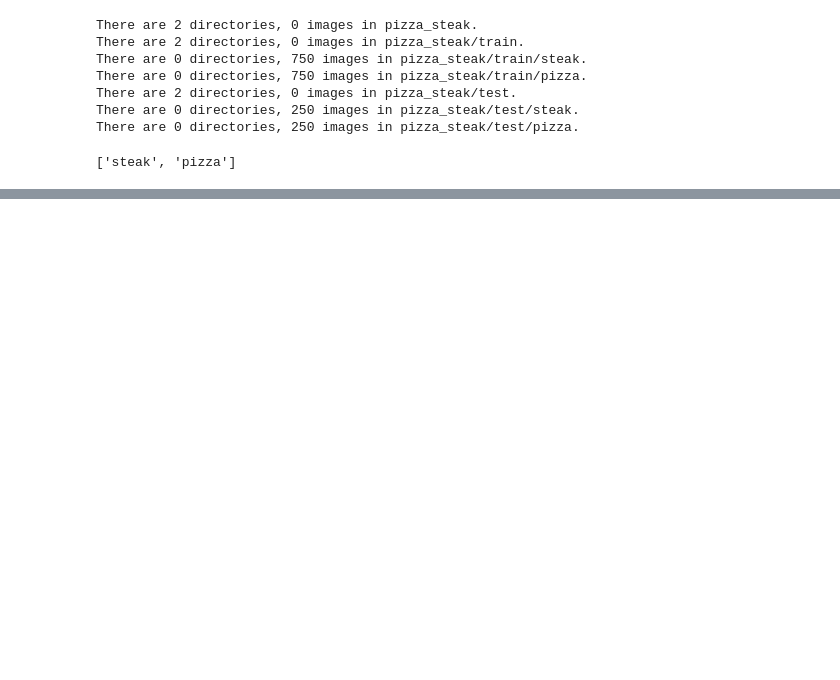
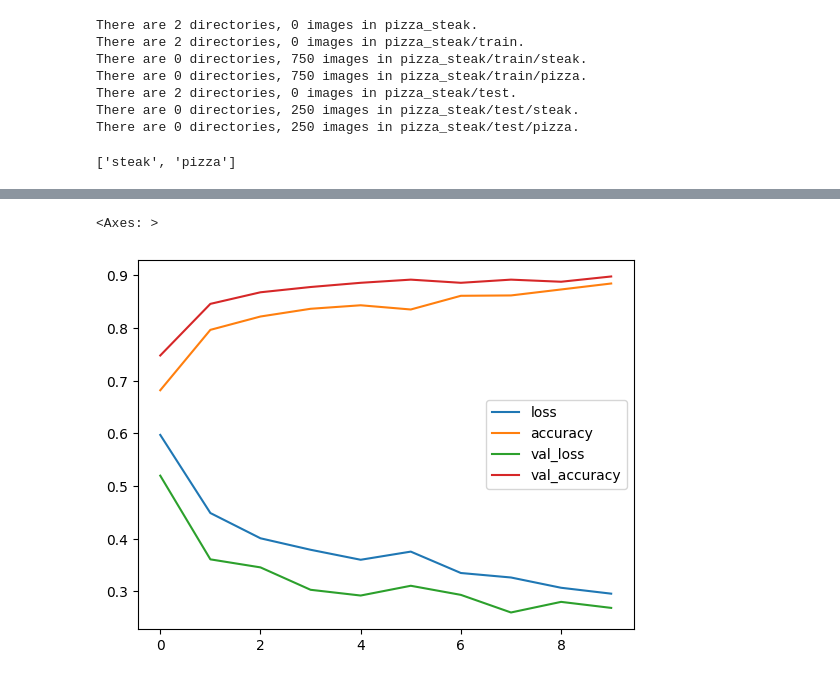
Before and after one commit to SoumiK-777/TensorFlow, a Jupyter notebook: module5_cnn.ipynb, the cells around one changed output, grey strips where cells are left out. Saved outputs shown, nothing was run; the diff lists cells and outputs as text; code cells hidden in the pictures; blank space fills up the shorter version.

```diff
--- a/module5_cnn.ipynb
+++ b/module5_cnn.ipynb
@@ -85,0 +90,41 @@ array([[[26, 16, 15],
+# %%
+from tensorflow.keras.preprocessing.image import ImageDataGenerator
+
+tf.random.set_seed(42)
+
+#preprocess the data (getting all pixel values between 0 & 1)
+
+train_datagen=ImageDataGenerator(rescale=1./255) #max pixel value=255
+valid_datagen=ImageDataGenerator(rescale=1./255)
+
+train_dir="./pizza_steak/train/"
+valid_dir="./pizza_steak/test/"
+
+train_data=train_datagen.flow_from_directory(directory=train_dir,batch_size=32,
+                                            target_size=(224,224),class_mode="binary",seed=42)
+valid_data=valid_datagen.flow_from_directory(directory=valid_dir,batch_size=32,
+                                            target_size=(224,224),class_mode="binary",seed=42)
+
+
+#Build a CNN model (same as tiny VGG)
+
+model1=tf.keras.models.Sequential([
+    tf.keras.layers.Conv2D(filters=15,kernel_size=3,activation="relu",input_shape=(224,224,3)),
+    tf.keras.layers.Conv2D(15,3,activation="selu"),
+    tf.keras.layers.MaxPool2D(pool_size=3,padding="valid"),
+    tf.keras.layers.Conv2D(15,3,activation="selu"),
+    tf.keras.layers.Conv2D(15,3,activation="selu"),
+    tf.keras.layers.MaxPool2D(3),
+    tf.keras.layers.Conv2D(15,3,activation="selu"),
+    tf.keras.layers.Conv2D(15,3,activation="selu"),
+    tf.keras.layers.MaxPool2D(3),
+    tf.keras.layers.Flatten(),
+    tf.keras.layers.Dense(1,activation="sigmoid")
+])
+
+model1.compile(loss="binary_crossentropy",optimizer=tf.keras.optimizers.Adam(),metrics=["accuracy"])
+
+history1=model1.fit(train_data,epochs=10,steps_per_epoch=len(train_data),
+                    validation_data=valid_data,validation_steps=len(valid_data))
+
+#first epoch takes time as it loads the data
@@ -85,0 +169,7 @@ array([[[26, 16, 15],
+# %%
+import pandas as pd
+history=pd.DataFrame(history1.history)
+history.plot()
+# %% [output]
+<Axes: >
+[figure, added]
```
Also changed, not shown: parts of 61 cells of this notebook, 8 other files.
